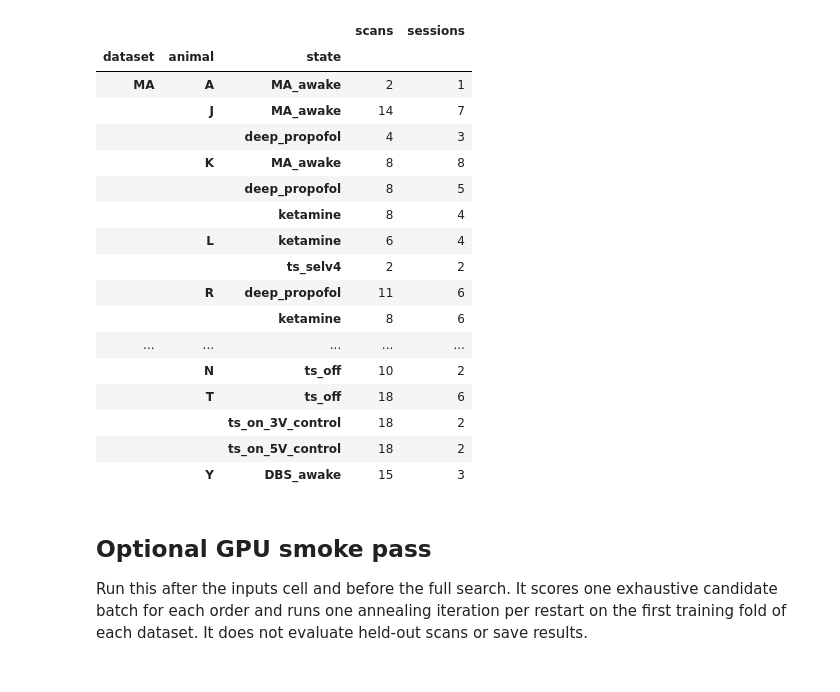
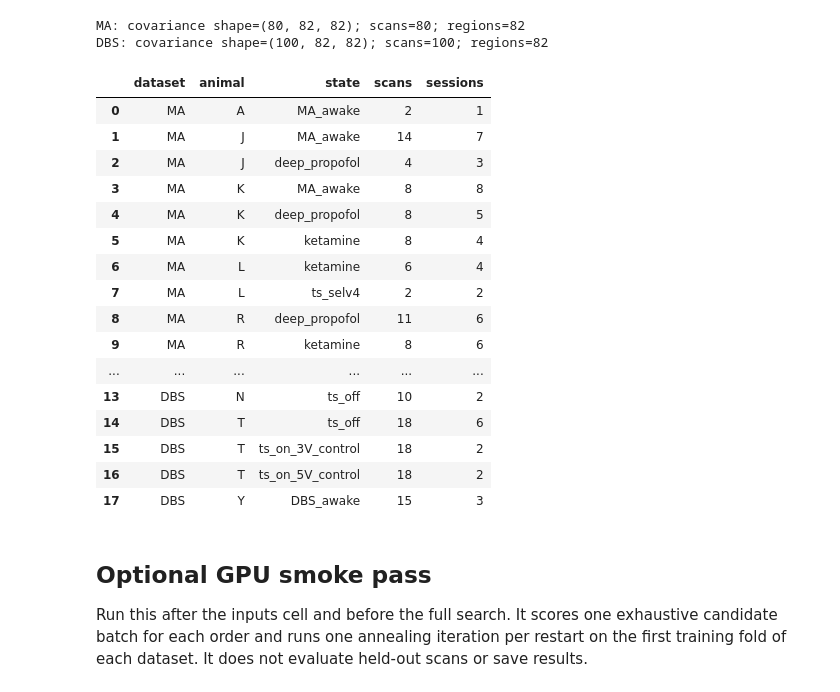
Before and after one commit to camilo-espinosa/high-order-anesthesia, a Jupyter notebook: notebooks/R1_discrimination/R1_A_loao.ipynb, the cells around one changed output. Saved outputs shown, nothing was run; the diff lists cells and outputs as text; code cells hidden in the pictures.

```diff
--- a/notebooks/R1_discrimination/R1_A_loao.ipynb
+++ b/notebooks/R1_discrimination/R1_A_loao.ipynb
@@ -58,28 +80,35 @@ LOGGER.info('Run manifest: %s', RUN_MANIFEST)
 # %%
 metadata = pd.read_csv(METADATA_PATH, dtype={'animal': str, 'session': str, 'run': str})
 all_covariances = load_covariance_dict(COVARIANCE_PATH)
-inputs = {dataset: load_classification_data(all_covariances, metadata, dataset) for dataset in DATASETS}
-display(pd.concat([scans.groupby(['dataset', 'animal', 'state']).agg(
-    scans=('scan_index', 'size'), sessions=('session', 'nunique')) for _, scans in inputs.values()]))
+inputs = {}
+input_summaries = []
+for dataset in DATASETS:
+    covariances, scans = load_classification_data(all_covariances, metadata, dataset)
+    inputs[dataset] = (covariances, scans)
+    input_summaries.append(scans.groupby(['dataset', 'animal', 'state'], as_index=False).agg(
+        scans=('scan_index', 'size'), sessions=('session', 'nunique')))
+    print(f'{dataset}: covariance shape={covariances.shape}; scans={len(scans)}; regions={covariances.shape[1]}')
+display(pd.concat(input_summaries, ignore_index=True))
 # %% [output]
+MA: covariance shape=(80, 82, 82); scans=80; regions=82
+DBS: covariance shape=(100, 82, 82); scans=100; regions=82
-|  |  |  | scans | sessions |
-| dataset | animal | state |  |  |
-| MA | A | MA_awake | 2 | 1 |
-|  | J | MA_awake | 14 | 7 |
-|  |  | deep_propofol | 4 | 3 |
-|  | K | MA_awake | 8 | 8 |
-|  |  | deep_propofol | 8 | 5 |
-|  |  | ketamine | 8 | 4 |
-|  | L | ketamine | 6 | 4 |
-|  |  | ts_selv4 | 2 | 2 |
-|  | R | deep_propofol | 11 | 6 |
-|  |  | ketamine | 8 | 6 |
-| ... | ... | ... | ... | ... |
-|  | N | ts_off | 10 | 2 |
-|  | T | ts_off | 18 | 6 |
-|  |  | ts_on_3V_control | 18 | 2 |
-|  |  | ts_on_5V_control | 18 | 2 |
-|  | Y | DBS_awake | 15 | 3 |
+|  | dataset | animal | state | scans | sessions |
+| 0 | MA | A | MA_awake | 2 | 1 |
+| 1 | MA | J | MA_awake | 14 | 7 |
+| 2 | MA | J | deep_propofol | 4 | 3 |
+| 3 | MA | K | MA_awake | 8 | 8 |
+| 4 | MA | K | deep_propofol | 8 | 5 |
+| 5 | MA | K | ketamine | 8 | 4 |
+| 6 | MA | L | ketamine | 6 | 4 |
+| 7 | MA | L | ts_selv4 | 2 | 2 |
+| 8 | MA | R | deep_propofol | 11 | 6 |
+| 9 | MA | R | ketamine | 8 | 6 |
+| ... | ... | ... | ... | ... | ... |
+| 13 | DBS | N | ts_off | 10 | 2 |
+| 14 | DBS | T | ts_off | 18 | 6 |
+| 15 | DBS | T | ts_on_3V_control | 18 | 2 |
+| 16 | DBS | T | ts_on_5V_control | 18 | 2 |
+| 17 | DBS | Y | DBS_awake | 15 | 3 |
 # %% [markdown]
 ## Optional GPU smoke pass
 Run this after the inputs cell and before the full search. It scores one exhaustive candidate batch for each order and runs one annealing iteration per restart on the first training fold of each dataset. It does not evaluate held-out scans or save results.
```
Also changed, not shown: parts of 20 cells of this notebook, 4 other files.
